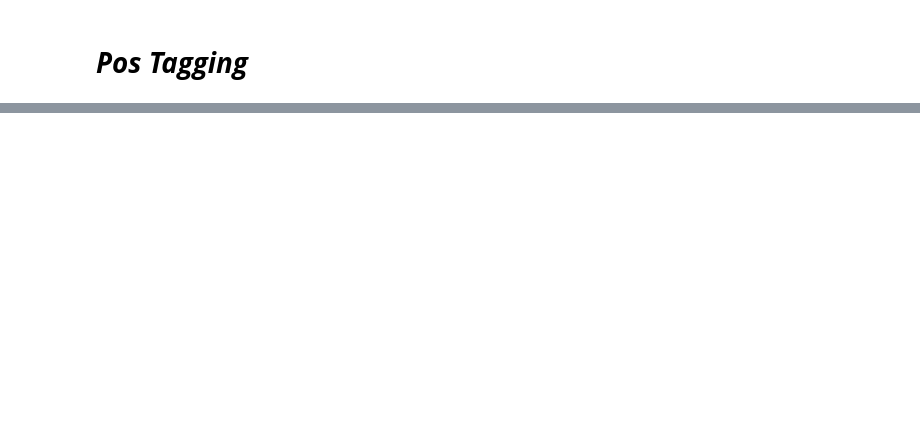
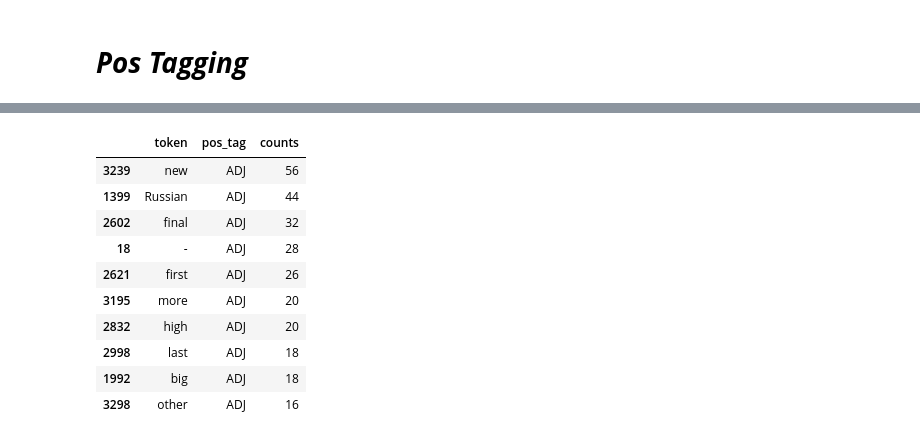
Before and after one commit to RAGISHIVANAND/NATURAL-LANGUAGE-PROCESSING, a Jupyter notebook: Natural_Language_Processing.ipynb, the cells around one changed output, grey strips where cells are left out. Saved outputs shown, nothing was run; the diff lists cells and outputs as text; code cells hidden in the pictures; blank space fills up the shorter version.

```diff
--- a/Natural_Language_Processing.ipynb
+++ b/Natural_Language_Processing.ipynb
@@ -774,0 +823,15 @@ for token in spacy_doc:
+# %%
+adj = pos_df_counts[pos_df_counts.pos_tag == 'ADJ'][0:10]
+adj
+# %% [output]
+|  | token | pos_tag | counts |
+| 3239 | new | ADJ | 56 |
+| 1399 | Russian | ADJ | 44 |
+| 2602 | final | ADJ | 32 |
+| 18 | - | ADJ | 28 |
+| 2621 | first | ADJ | 26 |
+| 3195 | more | ADJ | 20 |
+| 2832 | high | ADJ | 20 |
+| 2998 | last | ADJ | 18 |
+| 1992 | big | ADJ | 18 |
+| 3298 | other | ADJ | 16 |
```
Also changed, not shown: parts of 5 cells of this notebook.
